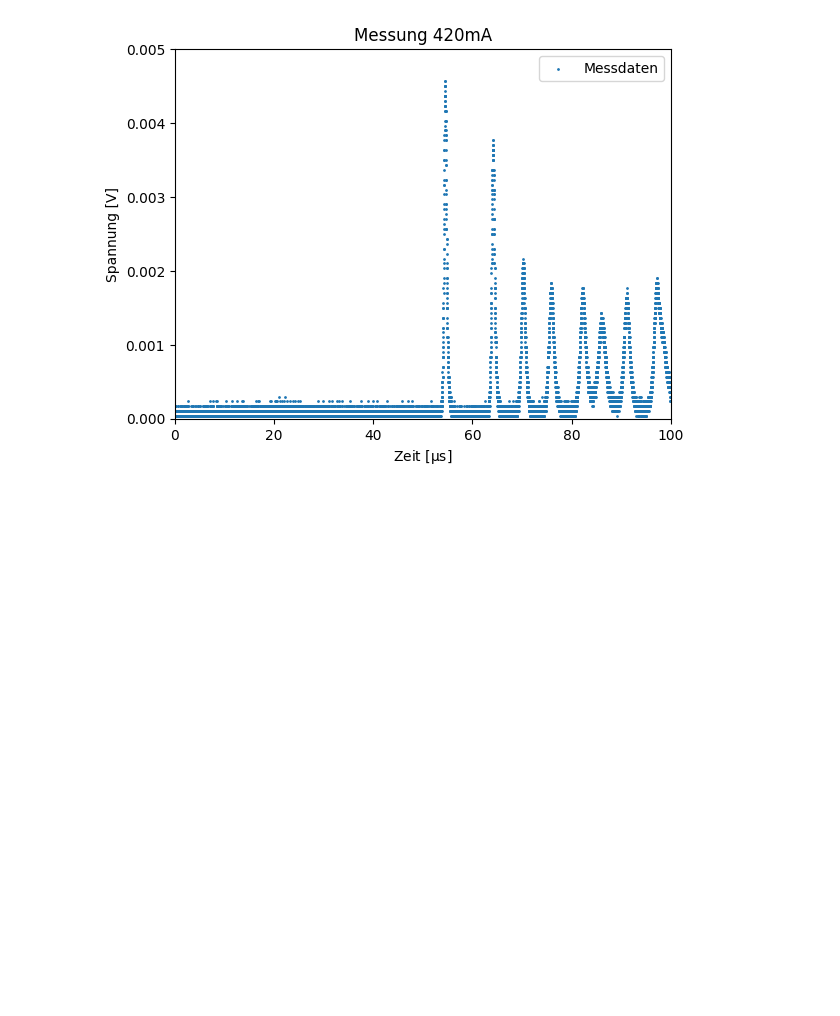
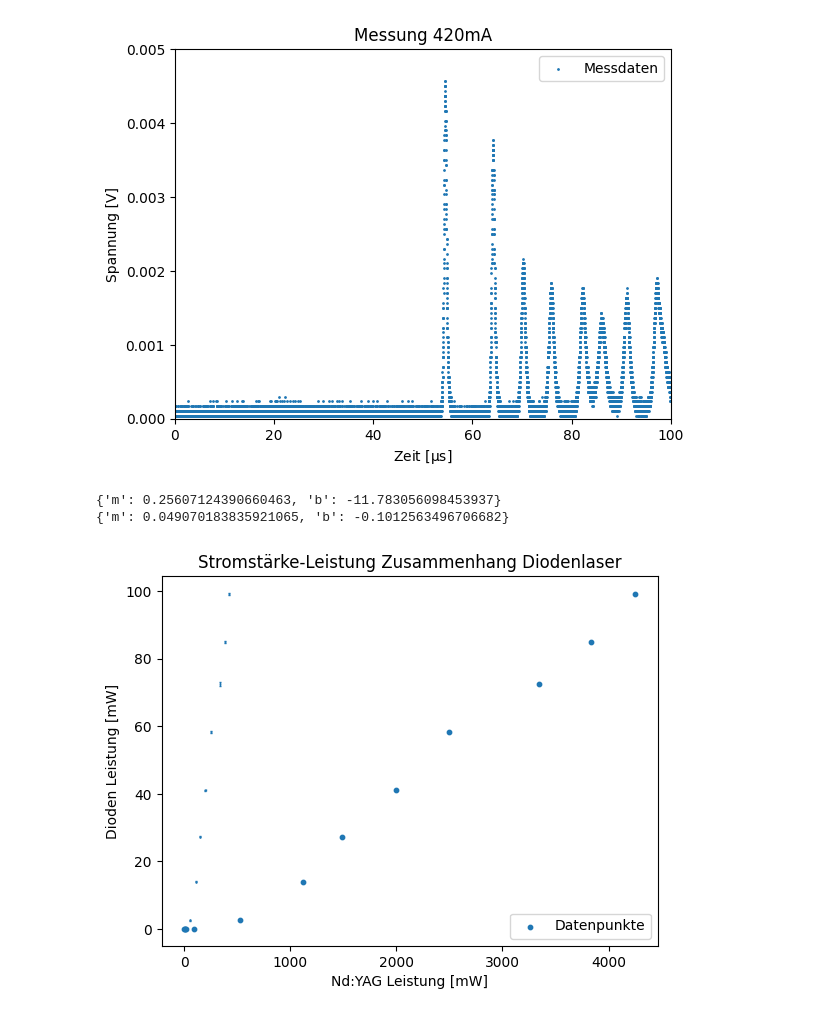
Before and after one commit to CaptainNikon/O2_Nd-YAG_Laser, a Jupyter notebook: Auswertung.ipynb, the cells around one changed output. Saved outputs shown, nothing was run; the diff lists cells and outputs as text; code cells hidden in the pictures; blank space fills up the shorter version.

```diff
--- a/Auswertung.ipynb
+++ b/Auswertung.ipynb
@@ -335,3 +335,29 @@ plt.savefig("Plots/s2c3.pdf")
 plt.show()
 # %% [output]
 [figure]
+# %%
+plt.errorbar(lpow2[:,1],ndpower[:,1],linestyle="",capsize=1,elinewidth=0.8,
+            xerr = lpow2[:,2], yerr =ndpower[:,2], )
+plt.scatter(lpow2[:,1]*10,ndpower[:,1],
+            s=10,label="Datenpunkte")
+
+lparam1 = lmodel.make_params(m = 0.25,b = -11)
+lresult1 = lmodel.fit(ndpower[5:13,1],params=lparam1, x = lpow2[5:13,1],weights = ndpower[5:13,2])
+
+lparam2 = lmodel.make_params(m = 0.1,b = 0)
+lresult2 = lmodel.fit(ndpower[:6,1],params=lparam2, x = lpow2[:6,1],weights = ndpower[:6,2])
+
+
+#plt.plot(lpow2[5:13,1],lresult1.best_fit)
+#plt.plot(lpow2[:6,1],lresult2.best_fit)
+plt.xlabel("Nd:YAG Leistung [mW]")
+plt.ylabel("Dioden Leistung [mW]")
+plt.title("Stromstärke-Leistung Zusammenhang Diodenlaser")
+plt.legend()
+plt.savefig("Plots/powerup.pdf")
+print(lresult1.best_values)
+print(lresult2.best_values)
+# %% [output]
+{'m': 0.25607124390660463, 'b': -11.783056098453937}
+{'m': 0.049070183835921065, 'b': -0.1012563496706682}
+[figure, added]
```
Also changed, not shown: parts of 2 cells of this notebook, 11 other files.
